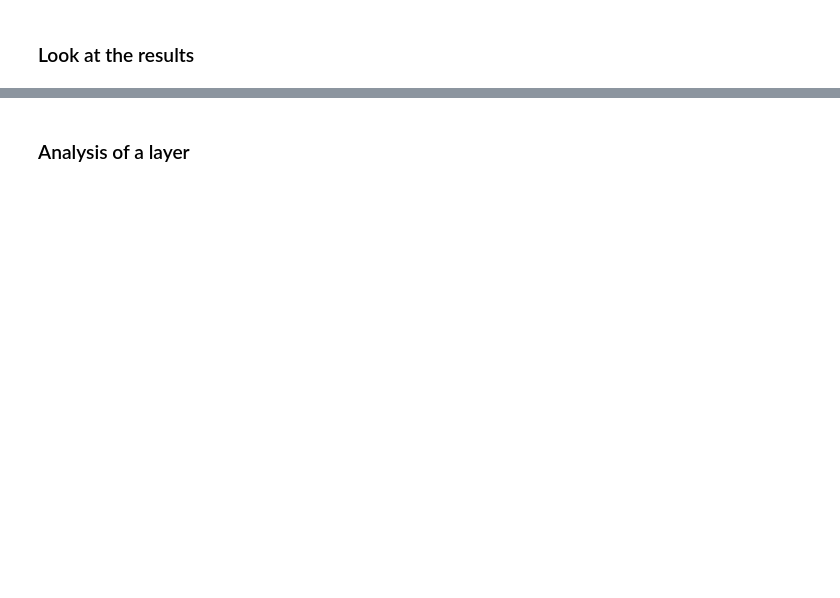
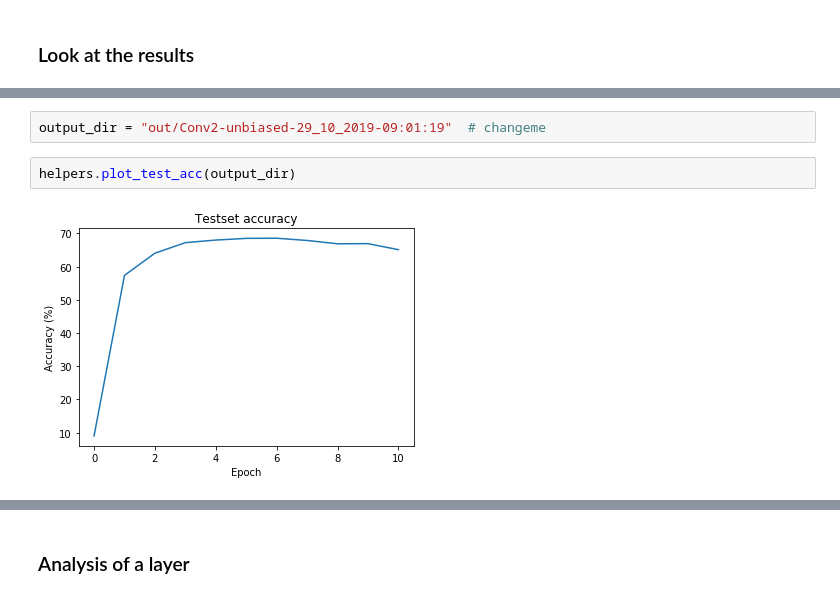
Before and after one commit to jheitmann/Neural-net-pruning, a Jupyter notebook: training.ipynb, the cells around one changed output, grey strips where cells are left out. Cells and saved outputs as stored; diff of their text form; blank space fills up the shorter version.

```diff
--- a/training.ipynb
+++ b/training.ipynb
@@ -121,0 +151,6 @@ Saved weight vector norms to: out/LeNet_300_100-unbiased-27_10_2019-11:48:36/met
+# %%
+output_dir = "out/Conv2-unbiased-29_10_2019-09:01:19"  # changeme
+# %%
+helpers.plot_test_acc(output_dir)
+# %% [output]
+[figure, added]
```
Also changed, not shown: parts of 35 cells of this notebook, 12 other files.
